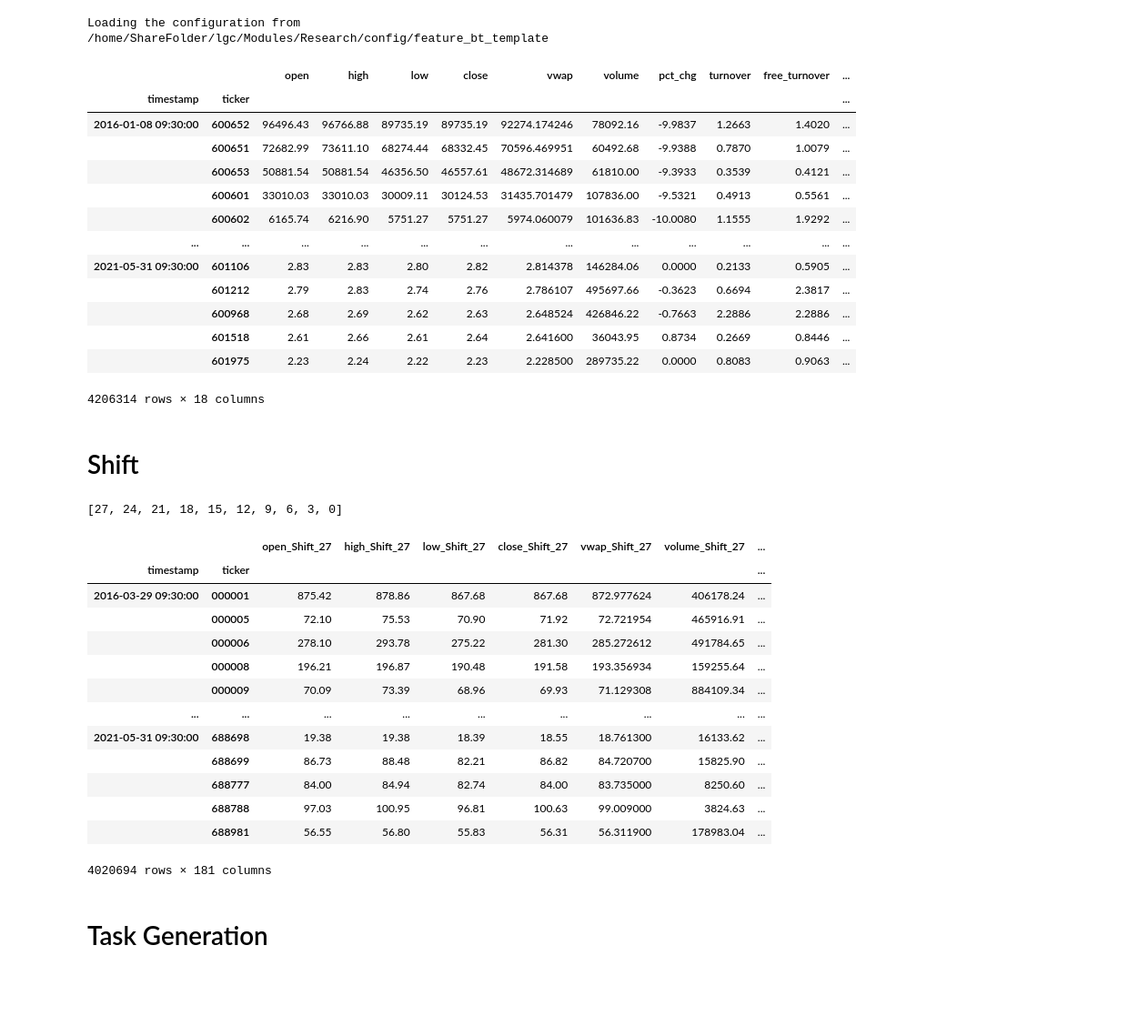
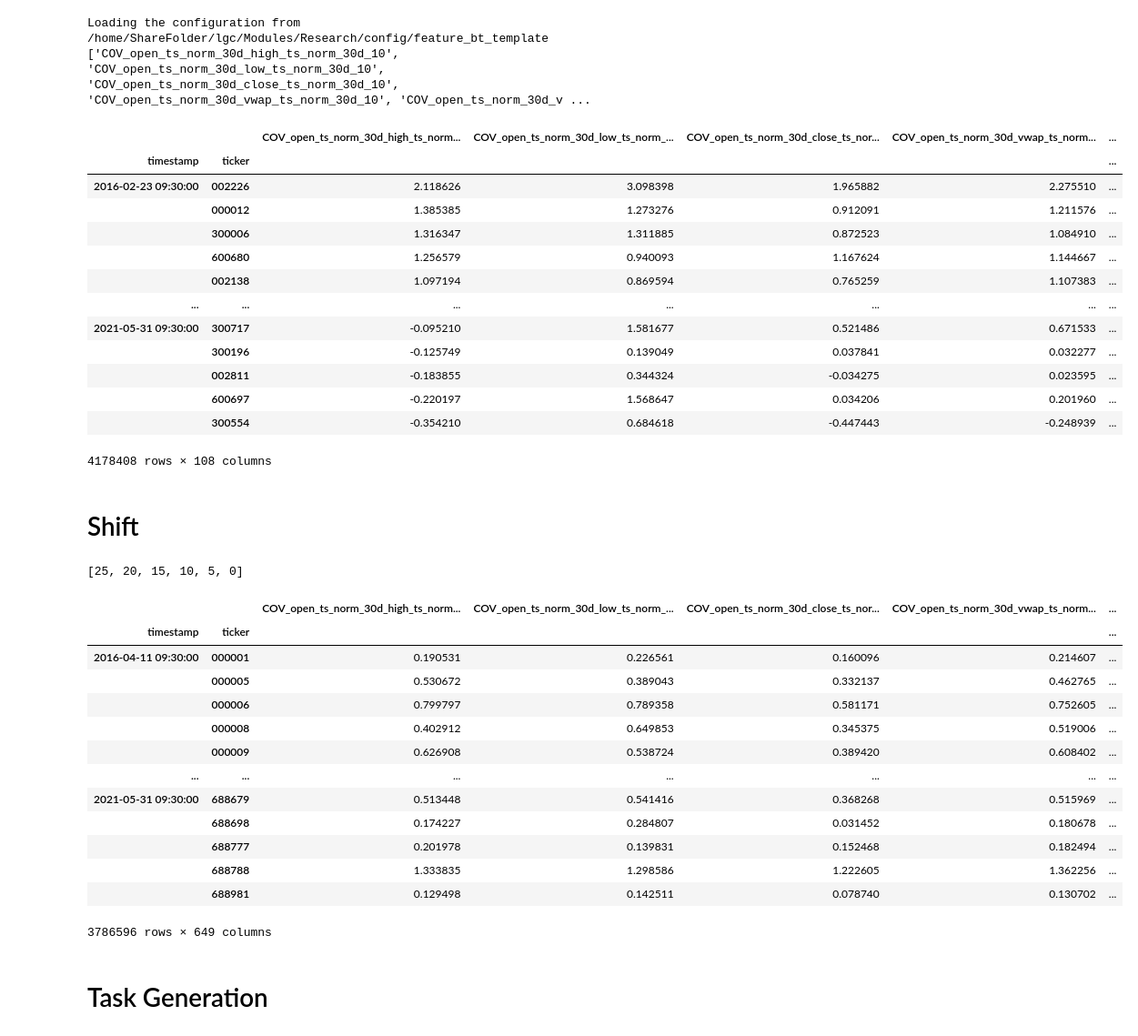
Before and after one commit to June24-Wu/Shannon, a Jupyter notebook: AlphaNet/Code Example/Generate_Data_Par.ipynb, the cells around one changed output. Shown at 91% size. Saved outputs shown, nothing was run; the diff lists cells and outputs as text; code cells hidden in the pictures; blank space fills up the shorter version.

```diff
--- a/AlphaNet/Code Example/Generate_Data_Par.ipynb
+++ b/AlphaNet/Code Example/Generate_Data_Par.ipynb
@@ -2,8 +2,9 @@
 start_date = '2016-01-01'
 end_date = '2021-06-01'
 target = "10d_ret_standscalar"
-alpha_name = "Original_Input_TsStand_Concated"
-alpha_list = ['open','high','low','close','vwap','volume','pct_chg','turnover','free_turnover',
+alpha_name = "AlphaNetV1_Ts_Standard"
+alpha_list = [
+# 'open','high','low','close','vwap','volume','pct_chg','turnover','free_turnover',
             'open_ts_norm_30d',
              'high_ts_norm_30d',
              'low_ts_norm_30d',
@@ -14,10 +15,16 @@ alpha_list = ['open','high','low','close','vwap','volume','pct_chg','turnover','
              'turnover_ts_norm_30d',
              'free_turnover_ts_norm_30d'
              ]
-shift = 3
-sequence = 10
+shift = 5
+sequence = 6
 LR = [0.001,0.0001,0.00001]
 epoch_num = [30,30,30]
+# %%
+feat_list = alpha_list.copy()
+method = ["COV","CORR","STD","ZSCORE","RETURN","DECAY"]
+from AlphaNet.Data import generate_alpha_list
+alpha_list = generate_alpha_list(feat_list,method,day=10)
+# alpha_list = [i +"_residual" for i in feat_list]
 # %%
 import time
 import os
@@ -51,42 +56,42 @@ Loading the configuration from /home/ShareFolder/lgc/Modules/Research/config/fea
 # %%
-a = concat_original_data(alpha_name=alpha_name,alpha_list=alpha_list)
-a
+concat_original_data(alpha_name=alpha_name,alpha_list=alpha_list)
 # %% [output]
 Loading the configuration from /home/ShareFolder/lgc/Modules/Research/config/feature_bt_template
+['COV_open_ts_norm_30d_high_ts_norm_30d_10', 'COV_open_ts_norm_30d_low_ts_norm_30d_10', 'COV_open_ts_norm_30d_close_ts_norm_30d_10', 'COV_open_ts_norm_30d_vwap_ts_norm_30d_10', 'COV_open_ts_norm_30d_v ...
-|  |  | open | high | low | close | vwap | volume | pct_chg | turnover | free_turnover | ... |
-| timestamp | ticker |  |  |  |  |  |  |  |  |  | ... |
-| 2016-01-08 09:30:00 | 600652 | 96496.43 | 96766.88 | 89735.19 | 89735.19 | 92274.174246 | 78092.16 | -9.9837 | 1.2663 | 1.4020 | ... |
-|  | 600651 | 72682.99 | 73611.10 | 68274.44 | 68332.45 | 70596.469951 | 60492.68 | -9.9388 | 0.7870 | 1.0079 | ... |
-|  | 600653 | 50881.54 | 50881.54 | 46356.50 | 46557.61 | 48672.314689 | 61810.00 | -9.3933 | 0.3539 | 0.4121 | ... |
-|  | 600601 | 33010.03 | 33010.03 | 30009.11 | 30124.53 | 31435.701479 | 107836.00 | -9.5321 | 0.4913 | 0.5561 | ... |
-|  | 600602 | 6165.74 | 6216.90 | 5751.27 | 5751.27 | 5974.060079 | 101636.83 | -10.0080 | 1.1555 | 1.9292 | ... |
-| ... | ... | ... | ... | ... | ... | ... | ... | ... | ... | ... | ... |
-| 2021-05-31 09:30:00 | 601106 | 2.83 | 2.83 | 2.80 | 2.82 | 2.814378 | 146284.06 | 0.0000 | 0.2133 | 0.5905 | ... |
-|  | 601212 | 2.79 | 2.83 | 2.74 | 2.76 | 2.786107 | 495697.66 | -0.3623 | 0.6694 | 2.3817 | ... |
-|  | 600968 | 2.68 | 2.69 | 2.62 | 2.63 | 2.648524 | 426846.22 | -0.7663 | 2.2886 | 2.2886 | ... |
-|  | 601518 | 2.61 | 2.66 | 2.61 | 2.64 | 2.641600 | 36043.95 | 0.8734 | 0.2669 | 0.8446 | ... |
-|  | 601975 | 2.23 | 2.24 | 2.22 | 2.23 | 2.228500 | 289735.22 | 0.0000 | 0.8083 | 0.9063 | ... |
+|  |  | COV_open_ts_norm_30d_high_ts_norm... | COV_open_ts_norm_30d_low_ts_norm_... | COV_open_ts_norm_30d_close_ts_nor... | COV_open_ts_norm_30d_vwap_ts_norm... | ... |
+| timestamp | ticker |  |  |  |  | ... |
+| 2016-02-23 09:30:00 | 002226 | 2.118626 | 3.098398 | 1.965882 | 2.275510 | ... |
+|  | 000012 | 1.385385 | 1.273276 | 0.912091 | 1.211576 | ... |
+|  | 300006 | 1.316347 | 1.311885 | 0.872523 | 1.084910 | ... |
+|  | 600680 | 1.256579 | 0.940093 | 1.167624 | 1.144667 | ... |
+|  | 002138 | 1.097194 | 0.869594 | 0.765259 | 1.107383 | ... |
+| ... | ... | ... | ... | ... | ... | ... |
+| 2021-05-31 09:30:00 | 300717 | -0.095210 | 1.581677 | 0.521486 | 0.671533 | ... |
+|  | 300196 | -0.125749 | 0.139049 | 0.037841 | 0.032277 | ... |
+|  | 002811 | -0.183855 | 0.344324 | -0.034275 | 0.023595 | ... |
+|  | 600697 | -0.220197 | 1.568647 | 0.034206 | 0.201960 | ... |
+|  | 300554 | -0.354210 | 0.684618 | -0.447443 | -0.248939 | ... |
-4206314 rows × 18 columns
+4178408 rows × 108 columns
 # %% [markdown]
 # Shift
 # %%
 generate_shift_data(alpha_name=alpha_name,shift=shift,sequence=sequence,target=target)
 # %% [output]
-[27, 24, 21, 18, 15, 12, 9, 6, 3, 0]
+[25, 20, 15, 10, 5, 0]
-|  |  | open_Shift_27 | high_Shift_27 | low_Shift_27 | close_Shift_27 | vwap_Shift_27 | volume_Shift_27 | ... |
-| timestamp | ticker |  |  |  |  |  |  | ... |
-| 2016-03-29 09:30:00 | 000001 | 875.42 | 878.86 | 867.68 | 867.68 | 872.977624 | 406178.24 | ... |
-|  | 000005 | 72.10 | 75.53 | 70.90 | 71.92 | 72.721954 | 465916.91 | ... |
-|  | 000006 | 278.10 | 293.78 | 275.22 | 281.30 | 285.272612 | 491784.65 | ... |
-|  | 000008 | 196.21 | 196.87 | 190.48 | 191.58 | 193.356934 | 159255.64 | ... |
-|  | 000009 | 70.09 | 73.39 | 68.96 | 69.93 | 71.129308 | 884109.34 | ... |
-| ... | ... | ... | ... | ... | ... | ... | ... | ... |
-| 2021-05-31 09:30:00 | 688698 | 19.38 | 19.38 | 18.39 | 18.55 | 18.761300 | 16133.62 | ... |
-|  | 688699 | 86.73 | 88.48 | 82.21 | 86.82 | 84.720700 | 15825.90 | ... |
-|  | 688777 | 84.00 | 84.94 | 82.74 | 84.00 | 83.735000 | 8250.60 | ... |
-|  | 688788 | 97.03 | 100.95 | 96.81 | 100.63 | 99.009000 | 3824.63 | ... |
-|  | 688981 | 56.55 | 56.80 | 55.83 | 56.31 | 56.311900 | 178983.04 | ... |
+|  |  | COV_open_ts_norm_30d_high_ts_norm... | COV_open_ts_norm_30d_low_ts_norm_... | COV_open_ts_norm_30d_close_ts_nor... | COV_open_ts_norm_30d_vwap_ts_norm... | ... |
+| timestamp | ticker |  |  |  |  | ... |
+| 2016-04-11 09:30:00 | 000001 | 0.190531 | 0.226561 | 0.160096 | 0.214607 | ... |
+|  | 000005 | 0.530672 | 0.389043 | 0.332137 | 0.462765 | ... |
+|  | 000006 | 0.799797 | 0.789358 | 0.581171 | 0.752605 | ... |
+|  | 000008 | 0.402912 | 0.649853 | 0.345375 | 0.519006 | ... |
+|  | 000009 | 0.626908 | 0.538724 | 0.389420 | 0.608402 | ... |
+| ... | ... | ... | ... | ... | ... | ... |
+| 2021-05-31 09:30:00 | 688679 | 0.513448 | 0.541416 | 0.368268 | 0.515969 | ... |
+|  | 688698 | 0.174227 | 0.284807 | 0.031452 | 0.180678 | ... |
+|  | 688777 | 0.201978 | 0.139831 | 0.152468 | 0.182494 | ... |
+|  | 688788 | 1.333835 | 1.298586 | 1.222605 | 1.362256 | ... |
+|  | 688981 | 0.129498 | 0.142511 | 0.078740 | 0.130702 | ... |
-4020694 rows × 181 columns
+3786596 rows × 649 columns
 # %% [markdown]
 # Task Generation
 # %%
```
Also changed, not shown: parts of 4 cells of this notebook, 12 other files.
